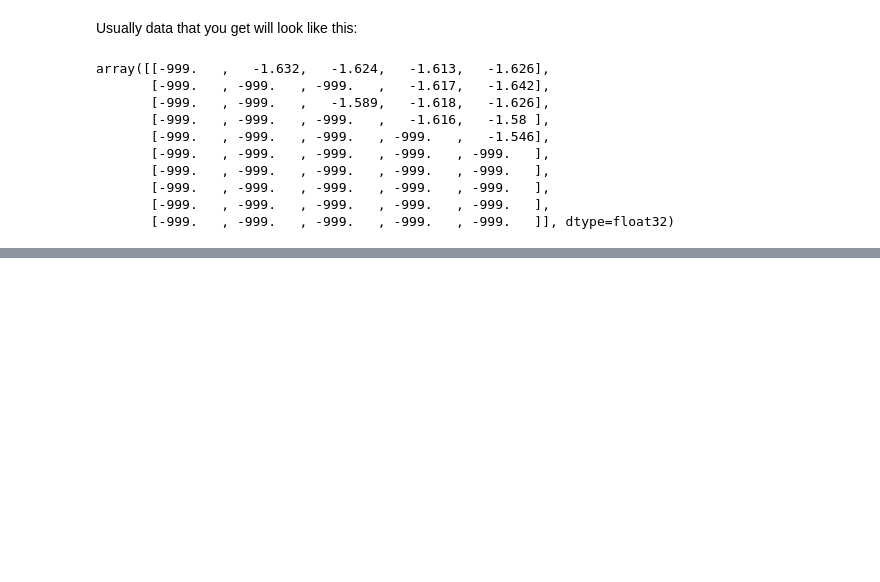
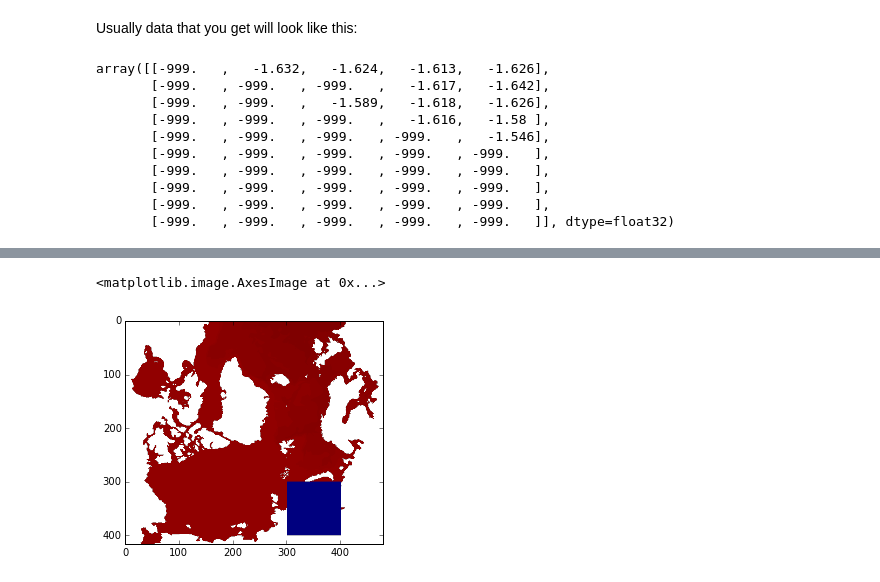
Before and after one commit to koldunovn/HCU, a Jupyter notebook: Week9/Masked arrays.ipynb, the cells around one changed output, grey strips where cells are left out. Drawn from its saved outputs; the diff is of its cells as text; code cells hidden in the pictures; blank space fills up the shorter version.

```diff
--- a/Week9/Masked arrays.ipynb
+++ b/Week9/Masked arrays.ipynb
@@ -162,0 +184,5 @@ plt.imshow(a)
+# %%
+plt.imshow(one_field_masked)
+# %% [output]
+<matplotlib.image.AxesImage at 0x...>
+[figure, added]
```
Also changed, not shown: parts of 30 cells of this notebook.
